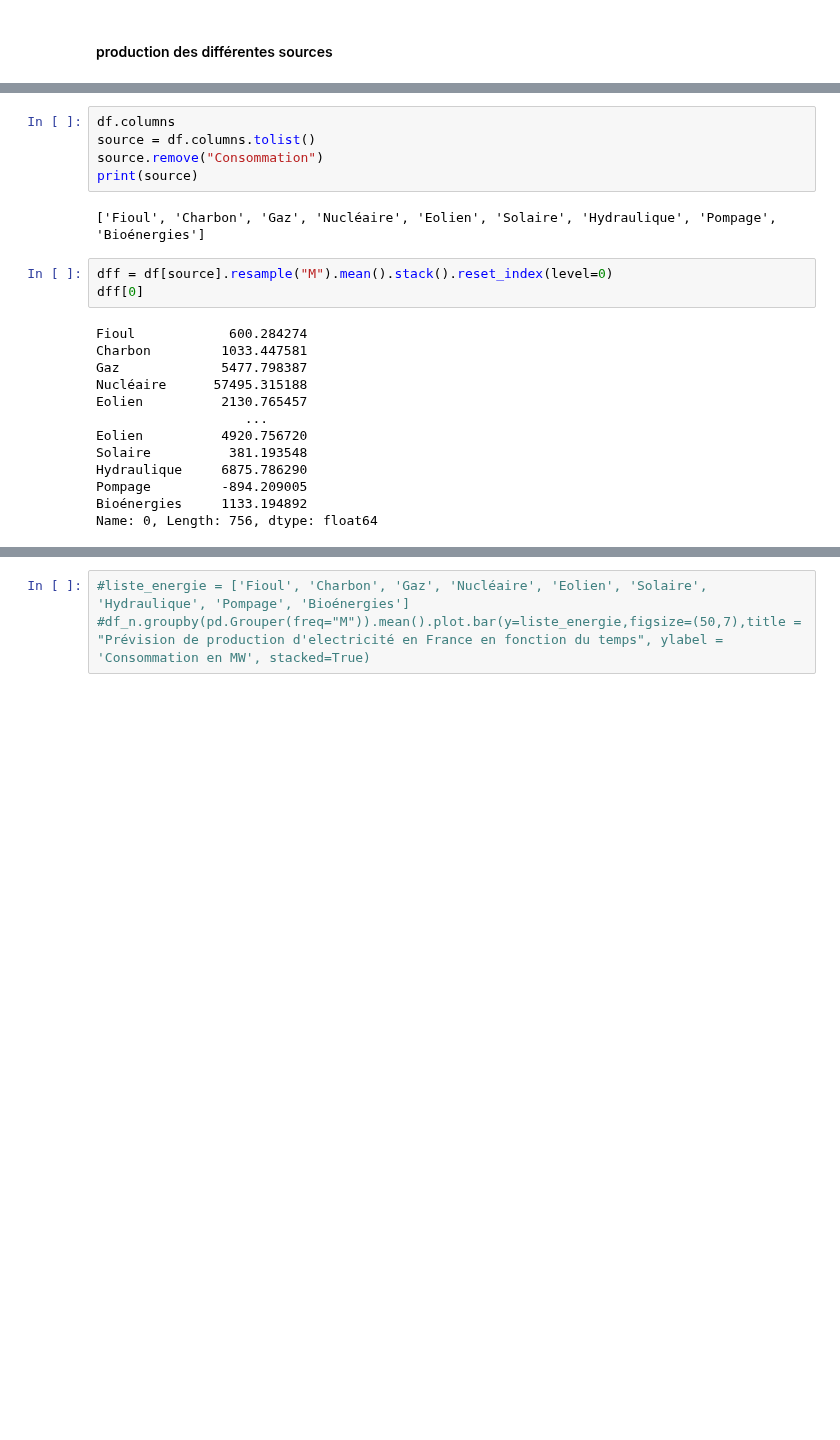
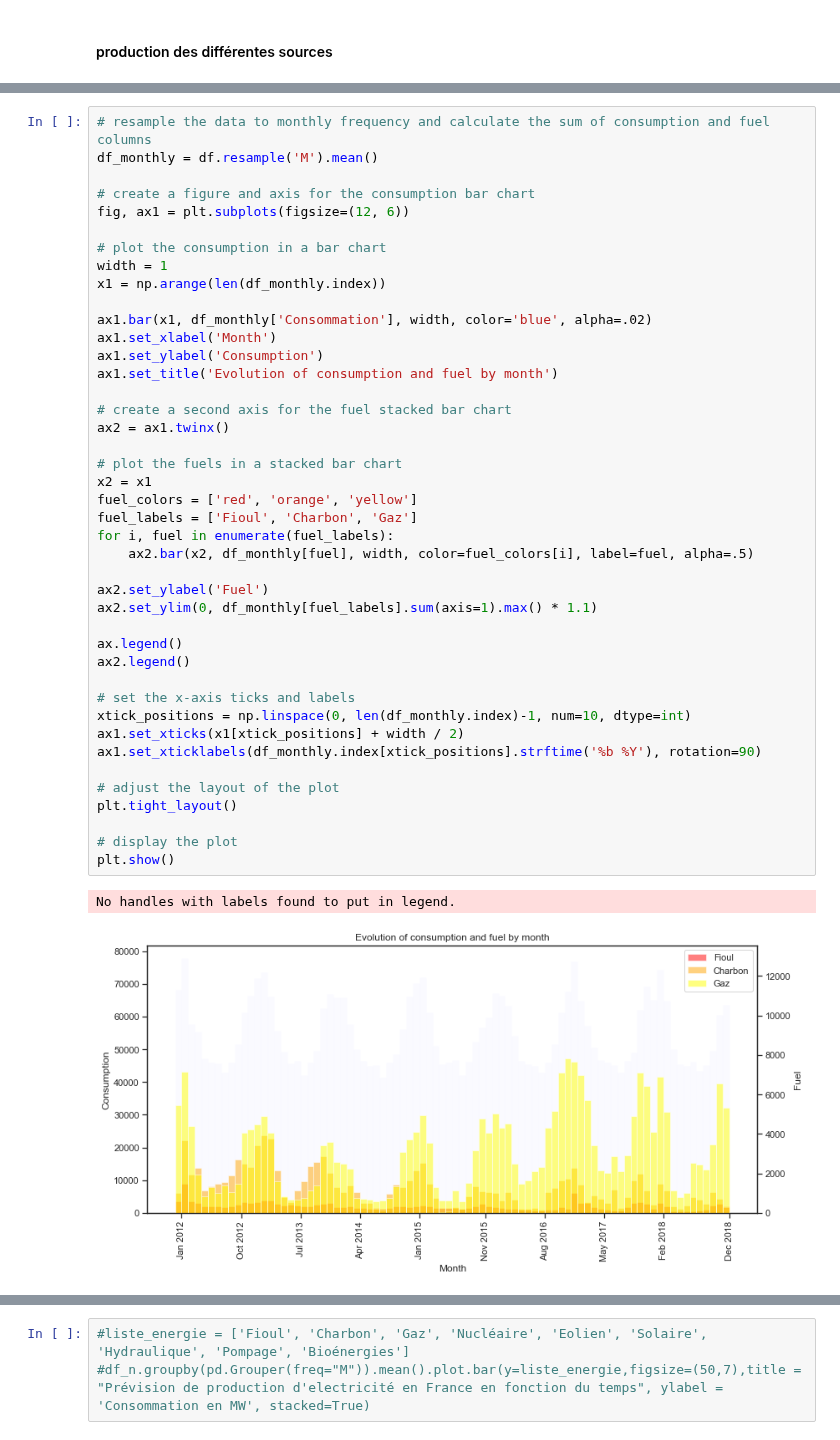
Before and after one commit to ManuLabricole/CDN-Statistique, a Jupyter notebook: Notebooks/Stat_descriptives_part2_mise_en_pratique.ipynb, the cells around one changed output, grey strips where cells are left out. Drawn from its saved outputs; the diff is of its cells as text; blank space fills up the shorter version.

```diff
--- a/Notebooks/Stat_descriptives_part2_mise_en_pratique.ipynb
+++ b/Notebooks/Stat_descriptives_part2_mise_en_pratique.ipynb
@@ -704,25 +587,47 @@ ax.set_xticks([500, 1000, 2000, 5000, 10000])
-# %%
-df.columns
-source = df.columns.tolist()
-source.remove("Consommation")
-print(source)
-# %% [output]
-['Fioul', 'Charbon', 'Gaz', 'Nucléaire', 'Eolien', 'Solaire', 'Hydraulique', 'Pompage', 'Bioénergies']
-# %%
-dff = df[source].resample("M").mean().stack().reset_index(level=0)
-dff[0]
-# %% [output]
-Fioul            600.284274
-Charbon         1033.447581
-Gaz             5477.798387
-Nucléaire      57495.315188
-Eolien          2130.765457
-                   ...
-Eolien          4920.756720
-Solaire          381.193548
-Hydraulique     6875.786290
-Pompage         -894.209005
-Bioénergies     1133.194892
-Name: 0, Length: 756, dtype: float64
+# %%
+# resample the data to monthly frequency and calculate the sum of consumption and fuel columns
+df_monthly = df.resample('M').mean()
+
+# create a figure and axis for the consumption bar chart
+fig, ax1 = plt.subplots(figsize=(12, 6))
+
+# plot the consumption in a bar chart
+width = 1
+x1 = np.arange(len(df_monthly.index))
+
+ax1.bar(x1, df_monthly['Consommation'], width, color='blue', alpha=.02)
+ax1.set_xlabel('Month')
+ax1.set_ylabel('Consumption')
+ax1.set_title('Evolution of consumption and fuel by month')
+
+# create a second axis for the fuel stacked bar chart
+ax2 = ax1.twinx()
+
+# plot the fuels in a stacked bar chart
+x2 = x1
+fuel_colors = ['red', 'orange', 'yellow']
+fuel_labels = ['Fioul', 'Charbon', 'Gaz']
+for i, fuel in enumerate(fuel_labels):
+    ax2.bar(x2, df_monthly[fuel], width, color=fuel_colors[i], label=fuel, alpha=.5)
+
+ax2.set_ylabel('Fuel')
+ax2.set_ylim(0, df_monthly[fuel_labels].sum(axis=1).max() * 1.1)
+
+ax.legend()
+ax2.legend()
+
+# set the x-axis ticks and labels
+xtick_positions = np.linspace(0, len(df_monthly.index)-1, num=10, dtype=int)
+ax1.set_xticks(x1[xtick_positions] + width / 2)
+ax1.set_xticklabels(df_monthly.index[xtick_positions].strftime('%b %Y'), rotation=90)
+
+# adjust the layout of the plot
+plt.tight_layout()
+
+# display the plot
+plt.show()
+# %% [output]
+No handles with labels found to put in legend.
+[figure, added]
 # %%
 df[source].resample("M").mean().stack().index.get_level_values(1)
```
Also changed, not shown: parts of 22 cells of this notebook.
